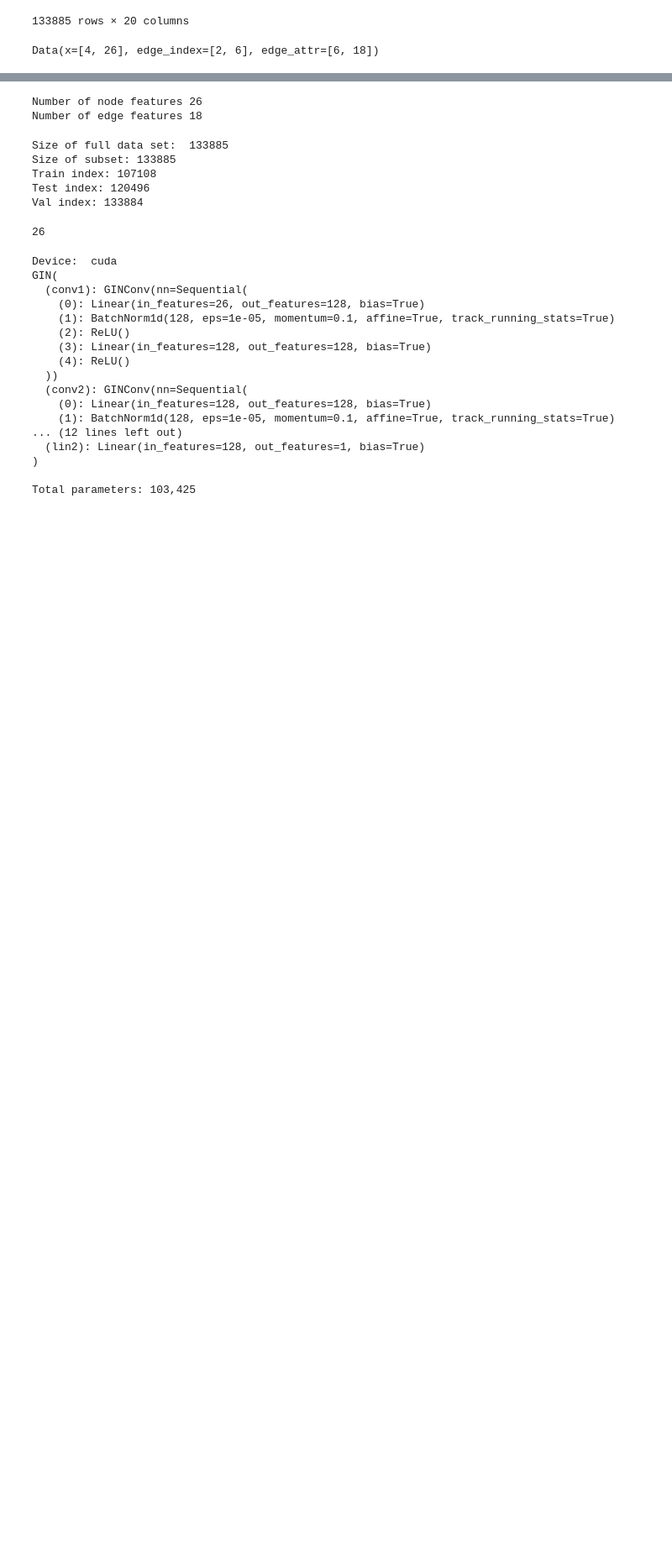
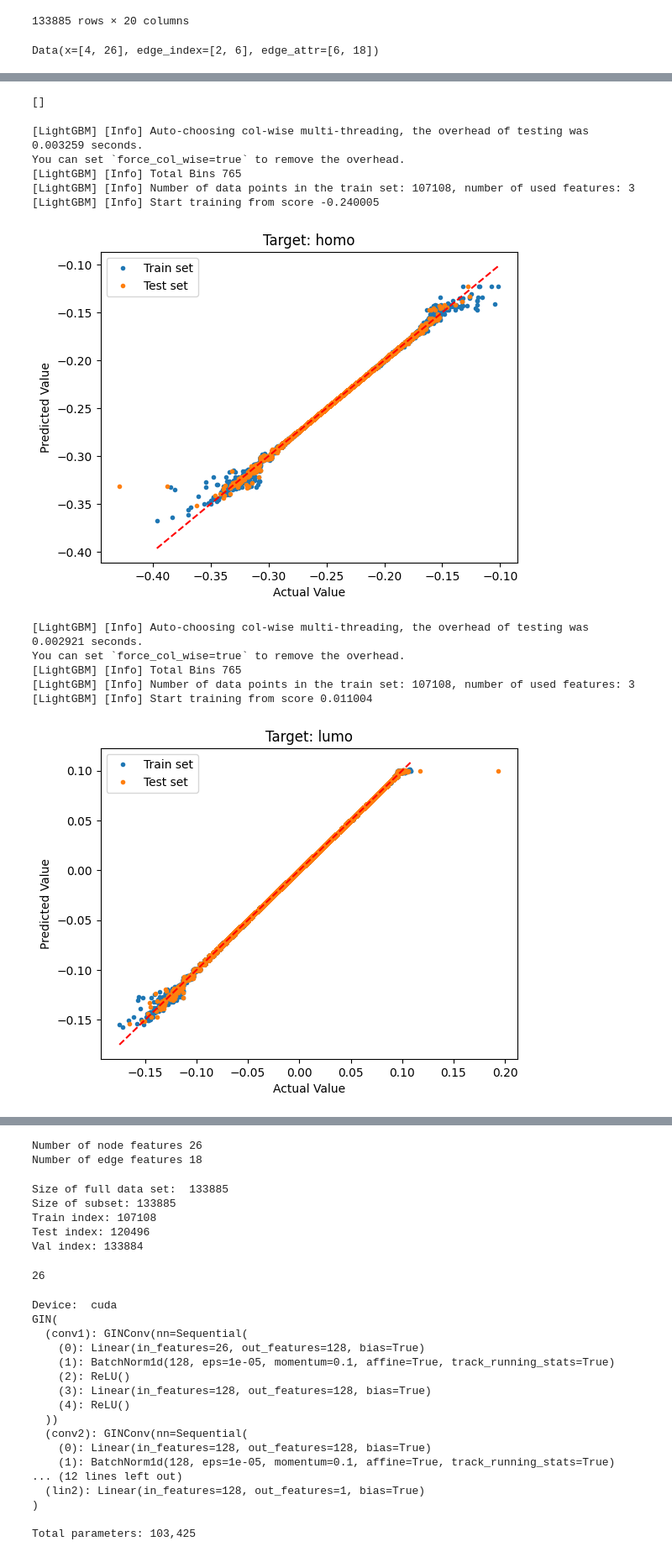
Before and after one commit to Simbab13/CHEM5610-Final-ScottWatson, a Jupyter notebook: FinalModel.ipynb, the cells around one changed output, grey strips where cells are left out. Shown at 84% size. Saved outputs shown, nothing was run; the diff lists cells and outputs as text; code cells hidden in the pictures; blank space fills up the shorter version.

```diff
--- a/FinalModel.ipynb
+++ b/FinalModel.ipynb
@@ -366,0 +405,52 @@ for i, mol in enumerate(tqdm(molecules)):
+# %%
+indices = [i for i, x in enumerate(props) if x is None]
+print(indices)
+for idx in indices:
+  props[idx] = np.array(len(property_names)*[np.nan])
+# %% [output]
+[]
+# %%
+train, test = train_test_split(data,test_size=0.20)
+targets = data.drop(columns=['A', 'B', 'C', 'mu', 'alpha', 'r2', 'zpve', 'u0',
+       'u298', 'h298', 'g298', 'cv', 'u0_atom', 'u298_atom', 'h298_atom',
+       'g298_atom'])
+targets = targets.drop(targets.columns[0], axis=1)
+property_names = targets.columns.tolist()
+# print(targets)
+# print(property_names)
+for t in targets:
+  train_X = train[property_names]
+  train_y = train[t]
+  test_X = test[property_names]
+  test_y = test[t]
+
+  lgbm = LGBMRegressor()
+  lgbm.fit(train_X, train_y)
+
+  test_pred = lgbm.predict(test_X)
+  train_pred = lgbm.predict(train_X)
+
+  plt.plot(train_y, train_pred,'.',label='Train set')
+  plt.plot(test_y, test_pred,'.',label='Test set')
+  # to get a diagonal line
+  diagonal_line =np.linspace(np.min(train_y),np.max(train_y),1000)
+  plt.plot(diagonal_line,diagonal_line, color='red', linestyle='--')
+  # plt.axline([0, 0], slope=1, color='red', linestyle='--')
+  plt.legend()
+  plt.ylabel("Predicted Value")
+  plt.xlabel("Actual Value")
+  plt.title(f"Target: {t:s}")
+  plt.show()
+# %% [output]
+[LightGBM] [Info] Auto-choosing col-wise multi-threading, the overhead of testing was 0.003259 seconds.
+You can set `force_col_wise=true` to remove the overhead.
+[LightGBM] [Info] Total Bins 765
+[LightGBM] [Info] Number of data points in the train set: 107108, number of used features: 3
+[LightGBM] [Info] Start training from score -0.240005
+[figure, added]
+[LightGBM] [Info] Auto-choosing col-wise multi-threading, the overhead of testing was 0.002921 seconds.
+You can set `force_col_wise=true` to remove the overhead.
+[LightGBM] [Info] Total Bins 765
+[LightGBM] [Info] Number of data points in the train set: 107108, number of used features: 3
+[LightGBM] [Info] Start training from score 0.011004
+[figure, added]
```
Also changed, not shown: parts of 14 cells of this notebook.
